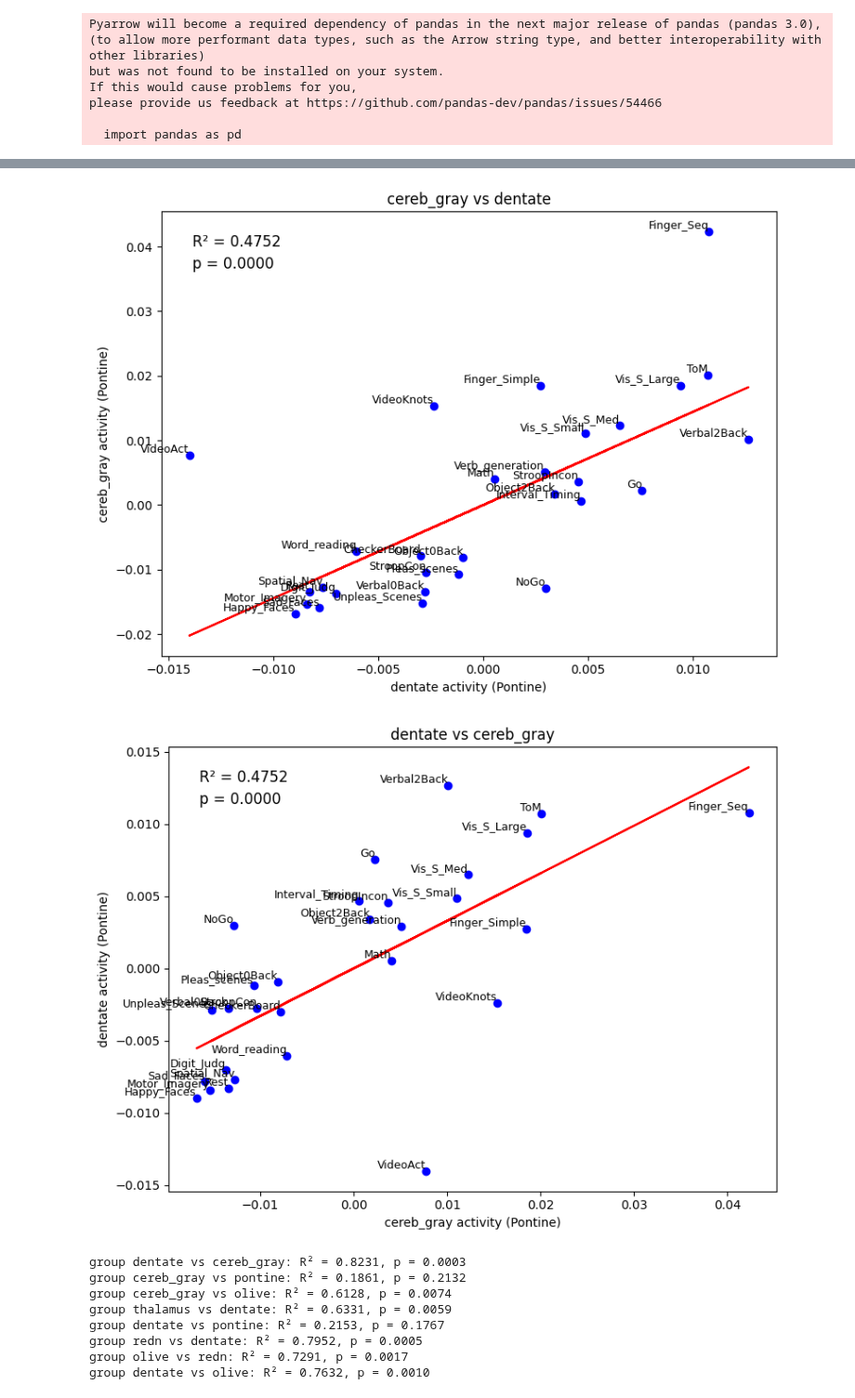
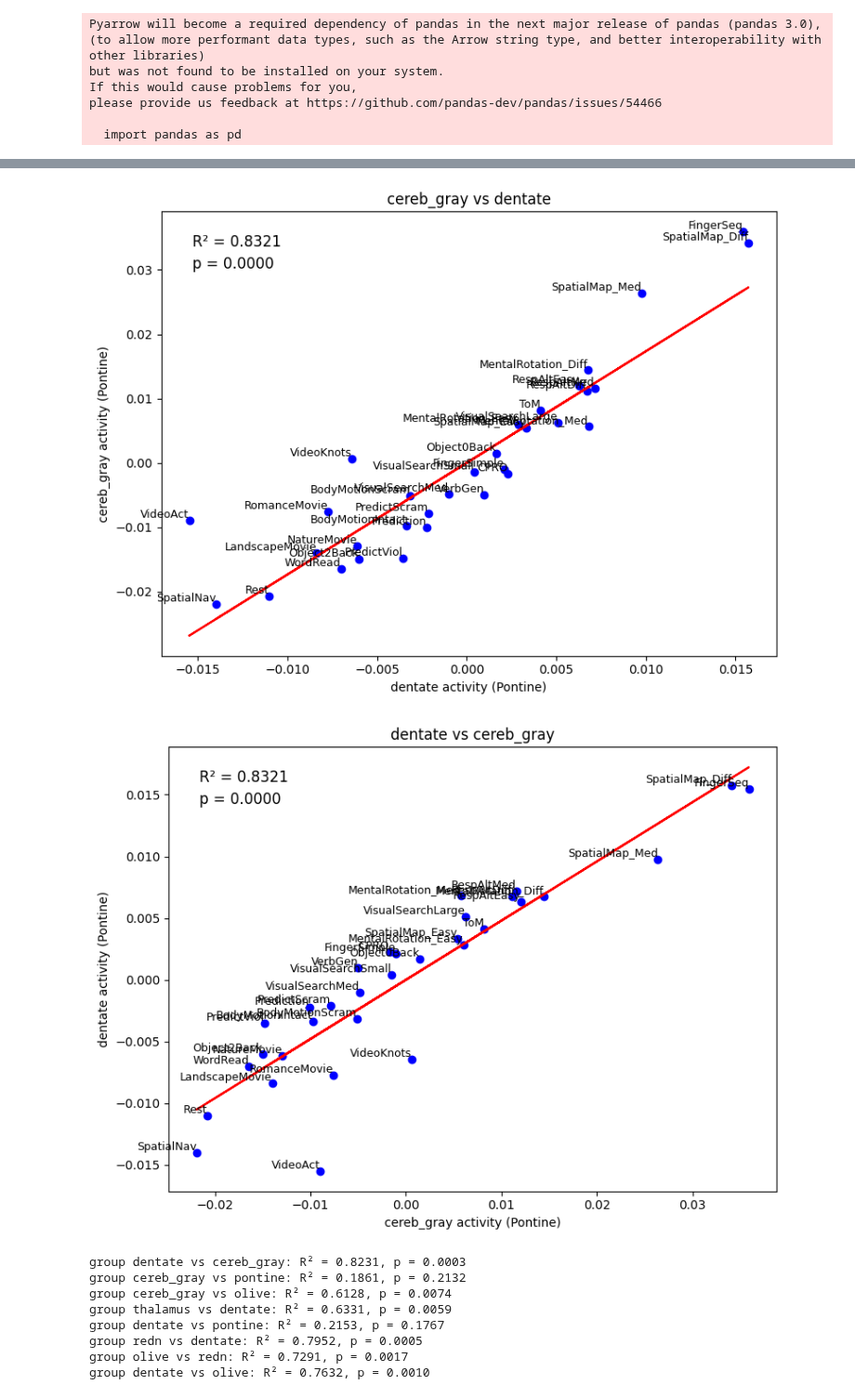
Before and after one commit to DiedrichsenLab/Pontine7T, a Jupyter notebook: notebooks/regressions_t-tests.ipynb, the cells around one changed output, grey strips where cells are left out. Shown at 93% size. Cells and saved outputs as stored; diff of their text form; code cells hidden in the pictures.

```diff
--- a/notebooks/regressions_t-tests.ipynb
+++ b/notebooks/regressions_t-tests.ipynb
@@ -38,9 +38,9 @@ olive = np.load(wk_dir + '/data_olive.npy')
 # %%
 wk_dir = '/Volumes/diedrichsen_data$/data/Cerebellum/Pontine7T/RegionOfInterest_BOLDMNI/data/group' #2min52 sec to load
 
-dentate_mdtb = np.load(wk_dir + '/MDTB_dentate.npy')  #shape (16,16,10,voxels) (subj x repetition x condition x voxels)
+dentate_mdtb_ses2 = np.load(wk_dir + '/MDTB_ses2_dentate.npy')  #shape (16,16,10,voxels) (subj x repetition x condition x voxels)
 #dentate_lang = np.load(wk_dir + '/Lang_dentate.npy')
-cereb_gray_mdtb = np.load(wk_dir + '/MDTB_cereb_gray.npy')
+cereb_gray_mdtb_ses2 = np.load(wk_dir + '/MDTB_ses2_cereb_gray.npy')
 #cereb_gray_lang = np.load(wk_dir + '/Lang_cereb_gray.npy')
 # %%
 #ANOVA on mean activity across ROIs
@@ -103,31 +103,37 @@ Dentate: F-value = 2.1413, p-value = 0.00593227584995731881123415263346032588742
 # %%
 #group-level regression (creating .tsv files)
 
-cereb_gray_mdtb = np.nan_to_num(cereb_gray_mdtb)
+cereb_gray_mdtb_ses2 = np.nan_to_num(cereb_gray_mdtb_ses2)
 
-x = np.mean(dentate_mdtb, axis=(0,1,3)) #shape (10,) #avg activity per condition across subjects, runs, and voxels
+y = np.mean(dentate_mdtb_ses2, axis=(0,1,3)) #shape (10,) #avg activity per condition across subjects, runs, and voxels
 
-y = np.mean(cereb_gray_mdtb, axis=(0,1,3))
+x = np.mean(cereb_gray_mdtb_ses2, axis=(0,1,3))
 
 #condition_names_pontine = ["Instr", "Vis_S", "F_Seq", "ToM", "N_back", "Sem_Pred", "Act_Obs", "Flex_Ext", "Rest", "Rom_mov"]
-#condition_labels = ["Rest", "Word_reading", "Verb_generation", "Act_Obs_Act", "Act_Obs", "Intact_passage", "Degraded_passage",
+#condition_labels_language = ["Rest", "Word_reading", "Verb_generation", "Act_Obs_Act", "Act_Obs", "Intact_passage", "Degraded_passage",
  #                       "Tongue_movement", "Finger_Seq", "ToM", "Aud_Narr", "N_back", "Oddball", "Demand_Grid", "Rom_mov", "Spatial_Nav",
   #                      "Sentence_Reading", "Non-word_reading"]
 
-condition_labels = ["NoGo","Go", "ToM", "VideoAct","VideoKnots", "Unpleas_Scenes", "Pleas_scenes", "Math", "Digit_Judg"
-                    ,"CheckerBoard", "Sad_Faces", "Happy_Faces", "Interval_Timing", "Motor_Imagery", "Finger_Simple", "Finger_Seq"
-                    ,"Verbal0Back", "Verbal2Back","Object0Back", "Object2Back", "Spatial_Nav", "StroopIncon", "StroopCon", "Verb_generation",
-                    "Word_reading", "Vis_S_Small", "Vis_S_Med", "Vis_S_Large", "Rest"]
+#condition_labels_mdtb_ses1 = ["NoGo","Go", "ToM", "VideoAct","VideoKnots", "Unpleas_Scenes", "Pleas_scenes", "Math", "Digit_Judg"
+        #            ,"CheckerBoard", "Sad_Faces", "Happy_Faces", "Interval_Timing", "Motor_Imagery", "Finger_Simple", "Finger_Seq"
+          #          ,"Verbal0Back", "Verbal2Back","Object0Back", "Object2Back", "Spatial_Nav", "StroopIncon", "StroopCon", "Verb_generation",
+     #               "Word_reading", "Vis_S_Small", "Vis_S_Med", "Vis_S_Large", "Rest"]
+
+condition_labels_mdtb_ses2 = ["CPRO", "Prediction", "PredictViol", "PredictScram", "VerbGen", "WordRead", "SpatialNav", "SpatialMap_Easy",
+                              "SpatialMap_Med", "SpatialMap_Diff", "NatureMovie", "RomanceMovie", "LandscapeMovie", "FingerSimple", "FingerSeq",
+                              "MentalRotation_Easy", "MentalRotation_Med", "MentalRotation_Diff", "Object0Back", "Object2Back",
+                              "BodyMotionIntact", "BodyMotionScram", "RespAltEasy", "RespAltMed", "RespAltDiff", "VisualSearchSmall", "VisualSearchMed",
+                              "VisualSearchLarge","ToM", "VideoAct", "VideoKnots", "Rest"]
 
 results = []
 
 # Linear regression
 slope, intercept, r_value, p_value, std_err = linregress(x, y)
 regression_line = f"{slope:.4f} * x + {intercept:.4f}"  # Store as a string
-F_value = (r_value**2 / (1 - r_value**2)) * ((len(condition_labels) - 2) / 1)
+F_value = (r_value**2 / (1 - r_value**2)) * ((len(condition_labels_mdtb_ses2) - 2) / 1)
 
-for i in range(len(condition_labels)):
-    results.append(["group", "cereb_gray vs dentate", condition_labels[i], x[i], y[i], regression_line, r_value**2, F_value, p_value, "MDTB"])
+for i in range(len(condition_labels_mdtb_ses2)):
+    results.append(["group", "dentate vs cereb_gray", condition_labels_mdtb_ses2[i], x[i], y[i], regression_line, r_value**2, F_value, p_value, "MDTB_ses2"])
 
 # Convert to a DataFrame
 df = pd.DataFrame(results, columns=["Subjects", "ROIs", "cond", "x", "y", "regression line", "R2", "F-value", "p-value", "dataset"])
@@ -139,7 +145,7 @@ df.to_csv("group_ROI_correlations.tsv", sep="\t", mode = 'a', index=False)
 
 df = pd.read_csv('group_ROI_correlations.tsv', sep="\t")
 
-df = df[df["dataset"] == "MDTB"]
+df = df[df["dataset"] == "MDTB_ses2"]
 
 # List of ROI pairs to loop over
 roi_pairs = [
@@ -168,35 +174,35 @@ for roi in roi_pairs:
     slope, intercept = map(float, regression_line.split(" * x + "))
 
     # Create a scatter plot
     plt.figure(figsize=(8, 6))
     plt.scatter(x, y, color="blue")
 
     # Plot regression line
     plt.plot(x, slope * x + intercept, color="red")
 
     # Add labels and title
     plt.xlabel(f"{roi.split(' vs ')[1]} activity (Pontine)")
     plt.ylabel(f"{roi.split(' vs ')[0]} activity (Pontine)")
     plt.title(f"{roi}")
 
     # Extract statistical values
     r_squared = float(roi_data['R2'].iloc[0])
     p_value = float(roi_data['p-value'].iloc[0])
 
     # Display R² and p-value on the plot
     plt.text(0.05, 0.95, f"R² = {r_squared:.4f}", transform=plt.gca().transAxes, fontsize=12, verticalalignment='top', color='black')
     plt.text(0.05, 0.90, f"p = {p_value:.4f}", transform=plt.gca().transAxes, fontsize=12, verticalalignment='top', color='black')
 
     # Add condition labels to points
     for i, label in enumerate(condition_labels):
         plt.text(x.iloc[i], y.iloc[i], label, fontsize=9, color='black', ha='right', va='bottom')
 
     # Show the plot
     plt.tight_layout()
     plt.show()
 # %% [output]
-[figure, old version]
+[figure, new version]
-[figure, old version]
+[figure, new version]
 # %%
 #group: list R^2 values and p-value per roi
 
```
Also changed, not shown: parts of 2 cells of this notebook, 4 other files.
